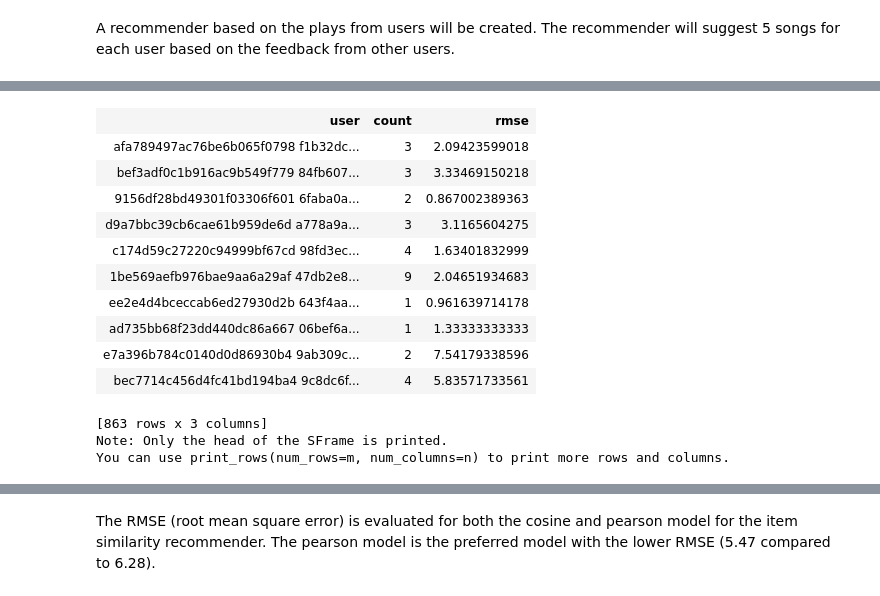
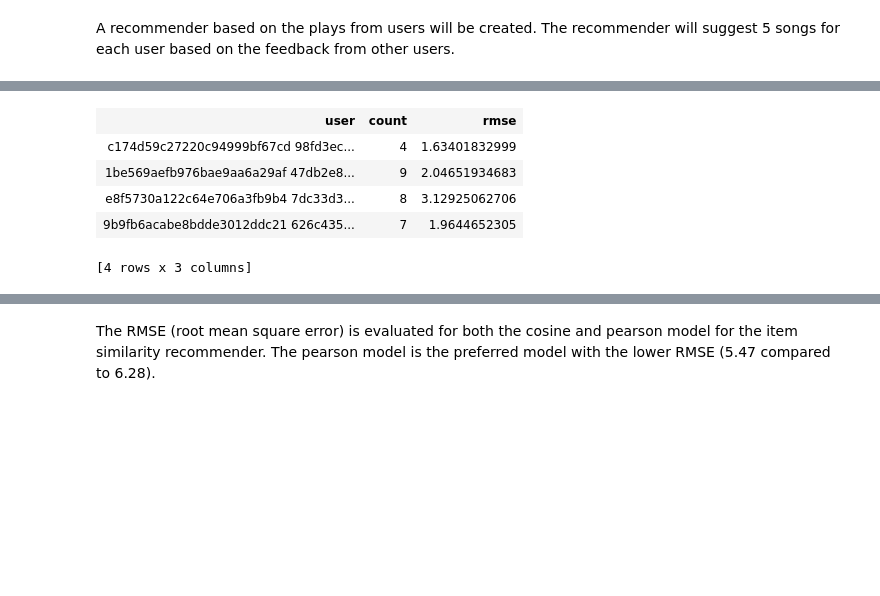
Before and after one commit to kjprice/SMU-data-mining, a Jupyter notebook: python_notebooks/Project 3.ipynb, the cells around one changed output, grey strips where cells are left out. Saved outputs shown, nothing was run; the diff lists cells and outputs as text; code cells hidden in the pictures; blank space fills up the shorter version.

```diff
--- a/python_notebooks/Project 3.ipynb
+++ b/python_notebooks/Project 3.ipynb
@@ -337,18 +292,10 @@ rmse_results['rmse_overall']
 # %%
-rmse_results['rmse_by_user']
+rmse_results['rmse_by_user'].head(4)
 # %% [output]
 | user | count | rmse |
-| afa789497ac76be6b065f0798 f1b32dc... | 3 | 2.09423599018 |
-| bef3adf0c1b916ac9b549f779 84fb607... | 3 | 3.33469150218 |
-| 9156df28bd49301f03306f601 6faba0a... | 2 | 0.867002389363 |
-| d9a7bbc39cb6cae61b959de6d a778a9a... | 3 | 3.1165604275 |
 | c174d59c27220c94999bf67cd 98fd3ec... | 4 | 1.63401832999 |
 | 1be569aefb976bae9aa6a29af 47db2e8... | 9 | 2.04651934683 |
-| ee2e4d4bceccab6ed27930d2b 643f4aa... | 1 | 0.961639714178 |
-| ad735bb68f23dd440dc86a667 06bef6a... | 1 | 1.33333333333 |
-| e7a396b784c0140d0d86930b4 9ab309c... | 2 | 7.54179338596 |
-| bec7714c456d4fc41bd194ba4 9c8dc6f... | 4 | 5.83571733561 |
+| e8f5730a122c64e706a3fb9b4 7dc33d3... | 8 | 3.12925062706 |
+| 9b9fb6acabe8bdde3012ddc21 626c435... | 7 | 1.9644652305 |
-[863 rows x 3 columns]
-Note: Only the head of the SFrame is printed.
-You can use print_rows(num_rows=m, num_columns=n) to print more rows and columns.
+[4 rows x 3 columns]
 # %%
```
Also changed, not shown: parts of 40 cells of this notebook.
